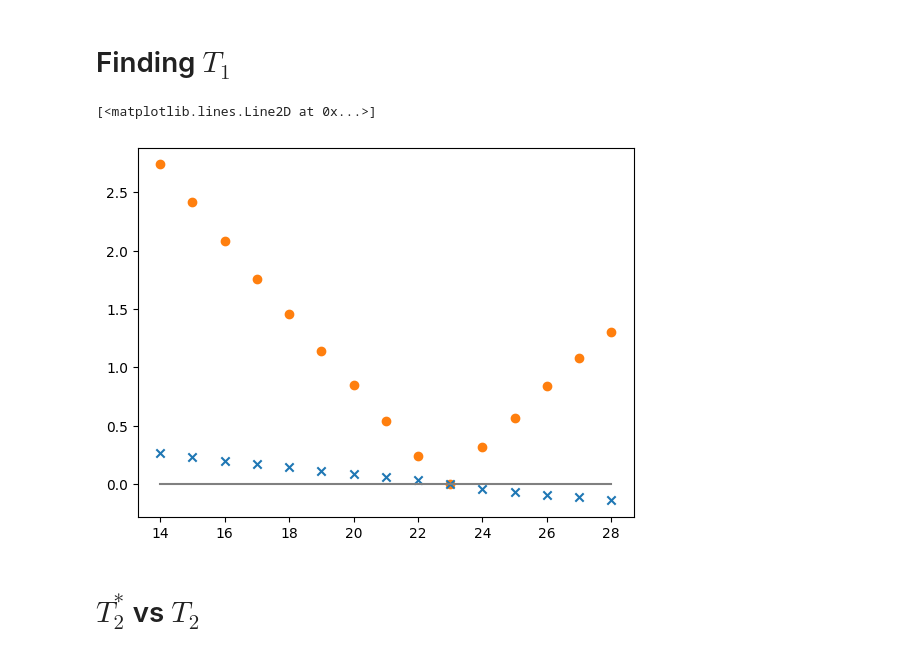
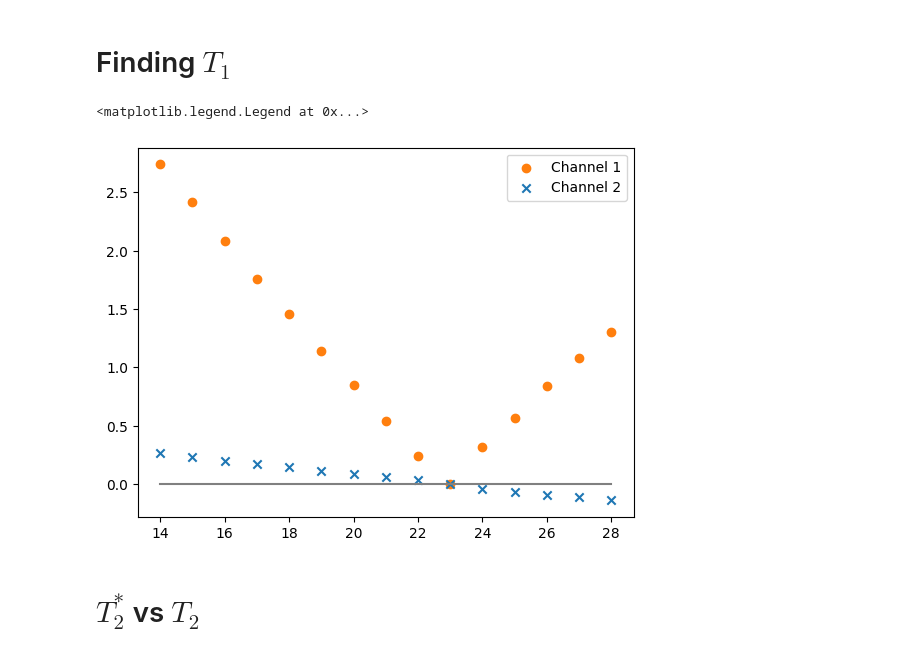
Before and after one commit to benjaminorthner/quantumlab, a Jupyter notebook: nmr/nmr.ipynb, the cells around one changed output. Saved outputs shown, nothing was run; the diff lists cells and outputs as text; code cells hidden in the pictures.

```diff
--- a/nmr/nmr.ipynb
+++ b/nmr/nmr.ipynb
@@ -46,13 +46,14 @@ dataframe = dataframe.astype(float)
 # %%
 data = dataframe.values
 x, yYellow, yBlue = data[:, 0], data[:, 1], data[:, 2]
 
 plt.scatter(x, yYellow, color="C1", label="Channel 1")
 plt.scatter(x, yBlue, marker='x', color="C0", label="Channel 2")
 plt.plot([min(x),max(x)],[0,0], color="gray")
+plt.legend()
 # %% [output]
-[<matplotlib.lines.Line2D at 0x...>]
+<matplotlib.legend.Legend at 0x...>
-[figure, old version]
+[figure, new version]
 # %% [markdown]
 # $T_2^*$ vs $T_2$
 # %%
```
Also changed, not shown: parts of 2 cells of this notebook.
